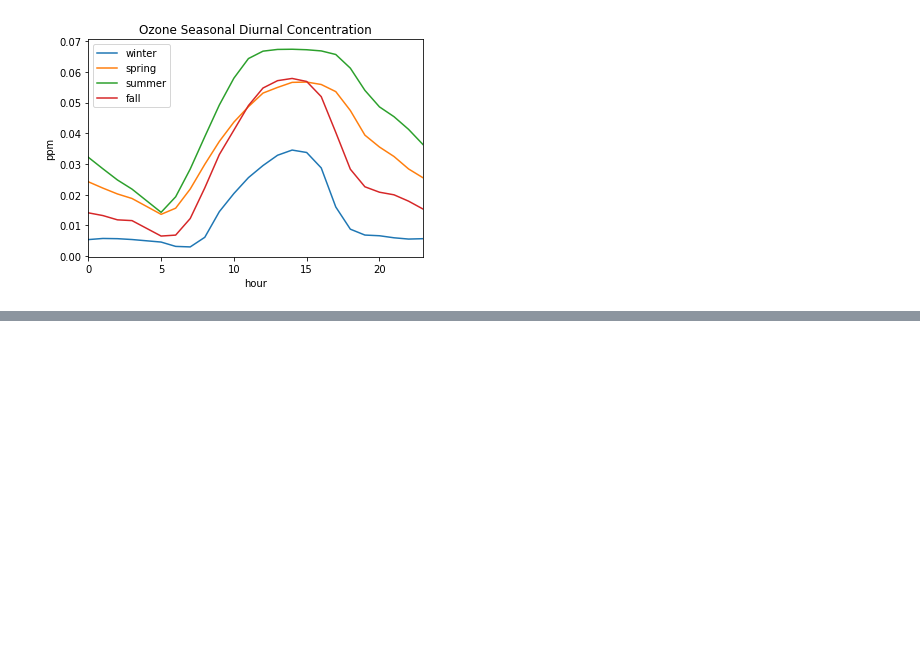
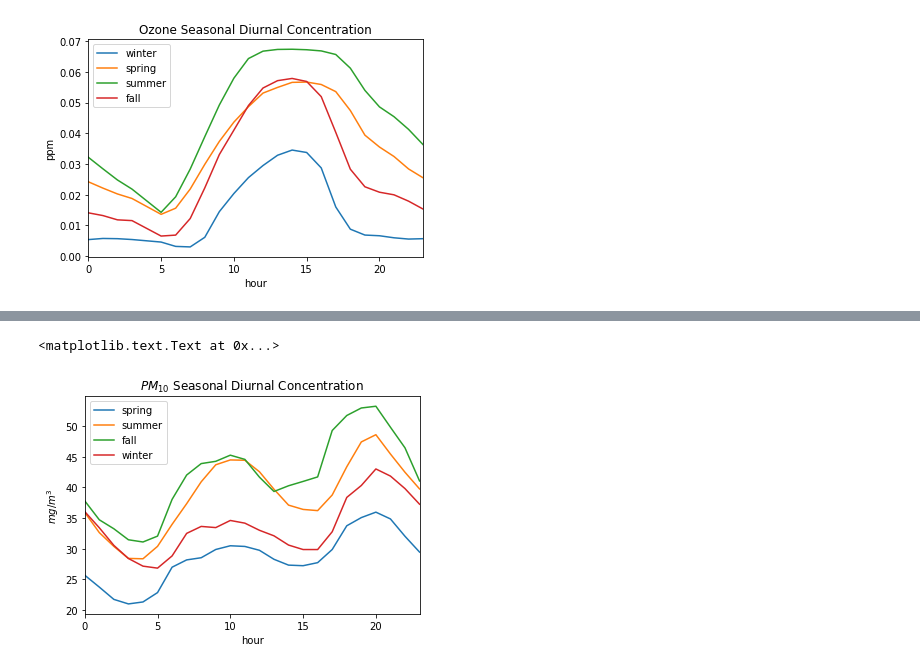
Before and after one commit to byronwasti/fresno-air-quality-data-analysis, a Jupyter notebook: Diurnal Plots.ipynb, the cells around one changed output, grey strips where cells are left out. Cells and saved outputs as stored; diff of their text form; code cells hidden in the pictures; blank space fills up the shorter version.

Commit message:
Adding diurnal plots for pm10 and pm2.5 in python

```diff
--- a/Diurnal Plots.ipynb
+++ b/Diurnal Plots.ipynb
@@ -139,3 +139,7 @@ plt.xlabel("hour")
 fig.savefig("seasons_Ozone.svg")
 # %% [output]
 [figure]
+# %%
+df5 = pd.read_csv("data_merged_all_cleaned.csv", parse_dates=[0])
+df5.index = df5.date
+df5.head()
@@ -141,0 +154,3 @@ fig.savefig("seasons_Ozone.svg")
+# %%
+df5['hour'] = df5.index.hour
+df5.hour.describe()
@@ -141,0 +167,31 @@ fig.savefig("seasons_Ozone.svg")
+# %%
+df_spring = get_data_season(df5, [3, 4, 5])
+spring_hourly_pm10 = df_spring.groupby('hour').pm10.mean()
+spring_hourly_pm25 = df_spring.groupby('hour').pm25.mean()
+
+df_summer = get_data_season(df5, [6, 7, 8])
+summer_hourly_pm10 = df_summer.groupby('hour').pm10.mean()
+summer_hourly_pm25 = df_summer.groupby('hour').pm25.mean()
+
+df_fall = get_data_season(df5, [9, 10, 11])
+fall_hourly_pm10 = df_fall.groupby('hour').pm10.mean()
+fall_hourly_pm25 = df_fall.groupby('hour').pm25.mean()
+
+df_winter = get_data_season(df5, [0, 1, 2])
+winter_hourly_pm10 = df_winter.groupby('hour').pm10.mean()
+winter_hourly_pm25 = df_winter.groupby('hour').pm25.mean()
+# %%
+fig = plt.figure()
+
+spring_hourly_pm10.plot()
+summer_hourly_pm10.plot()
+fall_hourly_pm10.plot()
+winter_hourly_pm10.plot()
+
+plt.legend(['spring', 'summer', 'fall', 'winter'])
+plt.title("$PM_{10}$ Seasonal Diurnal Concentration")
+plt.ylabel("$mg/m^3$")
+plt.xlabel("hour")
+# %% [output]
+<matplotlib.text.Text at 0x...>
+[figure, added]
```
Also changed, not shown: parts of 3 cells of this notebook, 5 other files.
